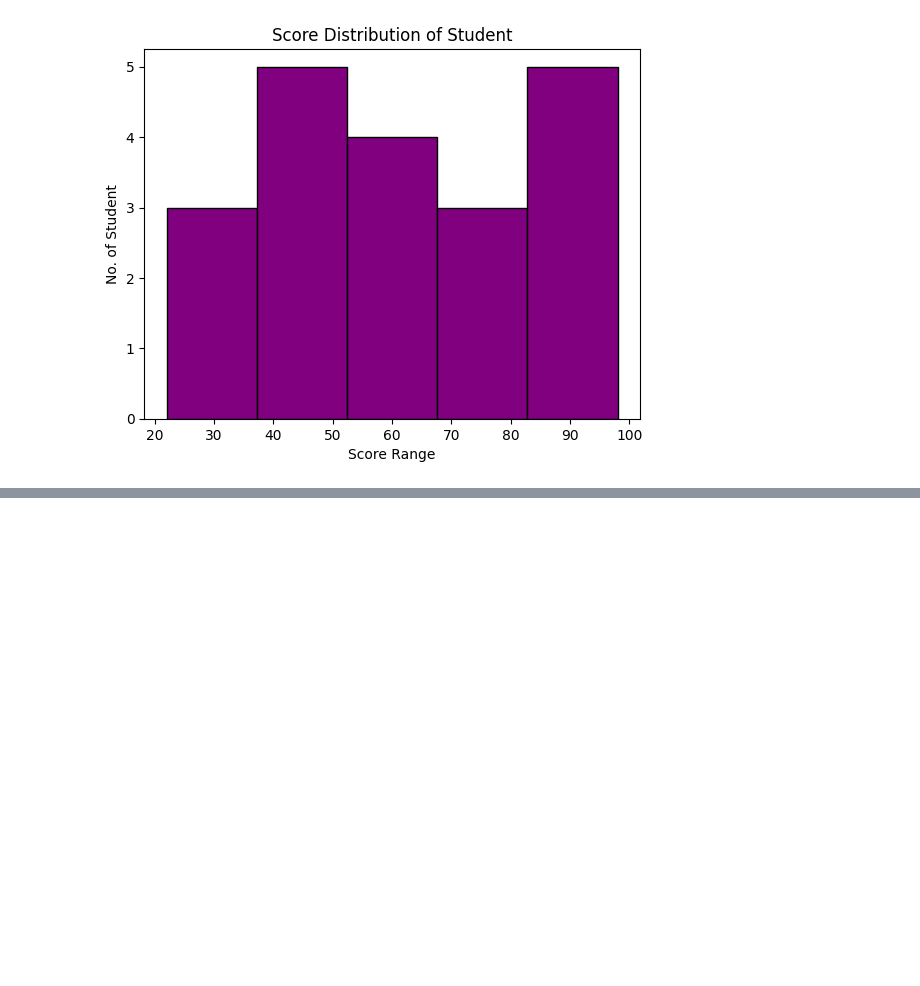
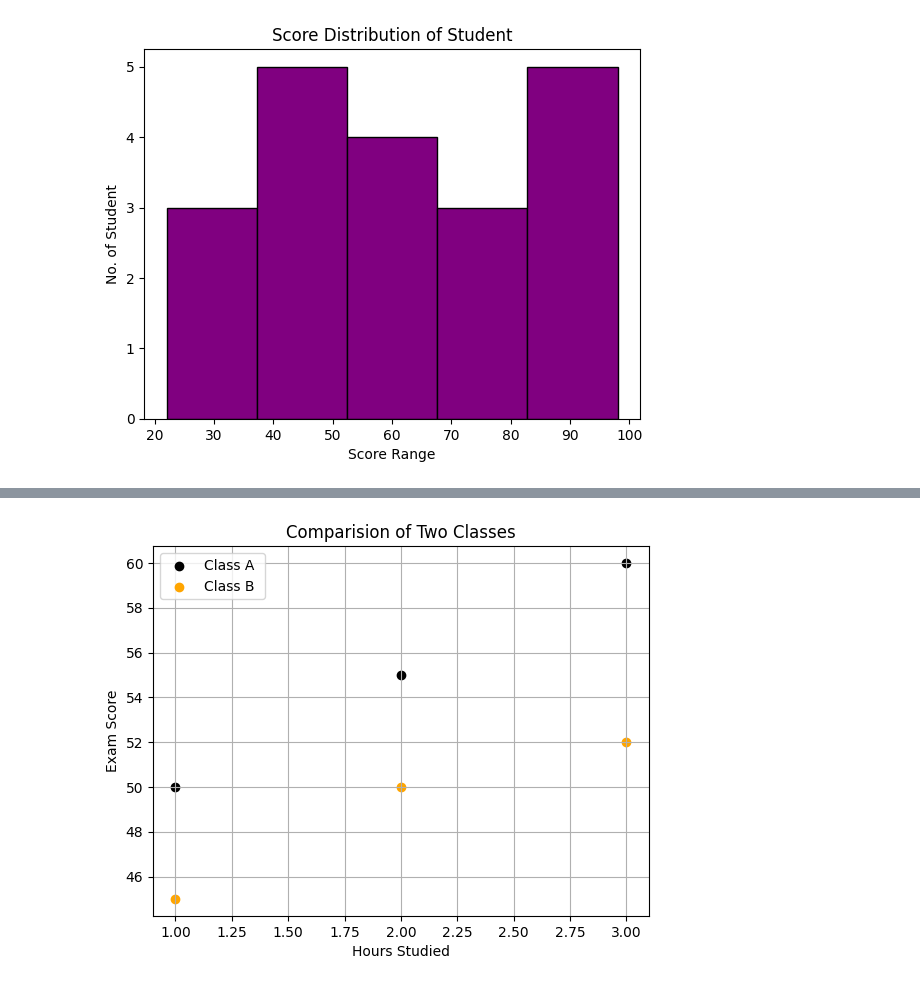
Before and after one commit to Harshittiwari2306/Matplotlib, a Jupyter notebook: Introduction.ipynb, the cells around one changed output, grey strips where cells are left out. Cells and saved outputs as stored; diff of their text form; code cells hidden in the pictures; blank space fills up the shorter version.

```diff
--- a/Introduction.ipynb
+++ b/Introduction.ipynb
@@ -98,0 +123,15 @@ plt.show()
+# %%
+#plt.scatter(x,y,color='color_name' , marker = 'marker style', label = 'label name')
+
+plt.scatter([1,2,3], [50,55,60] , color= 'black',label = 'Class A ')
+plt.scatter([1,2,3], [45,50,52] , color= 'orange',label = 'Class B ')
+
+
+plt.xlabel('Hours Studied')
+plt.ylabel('Exam Score')
+plt.title("Comparision of Two Classes")
+plt.legend()
+plt.grid(True)
+plt.show()
+# %% [output]
+[figure, added]
```
Also changed, not shown: parts of 7 cells of this notebook.
